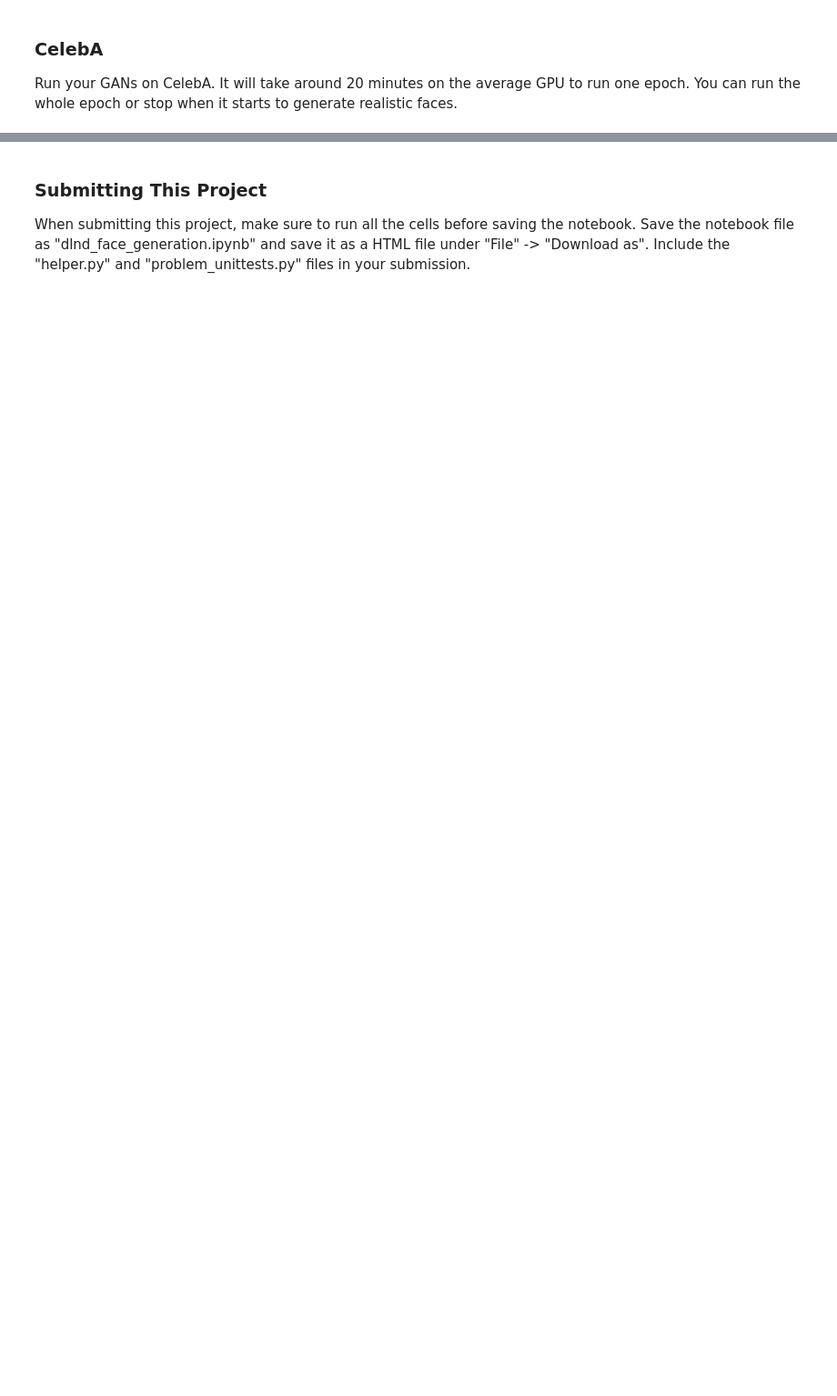
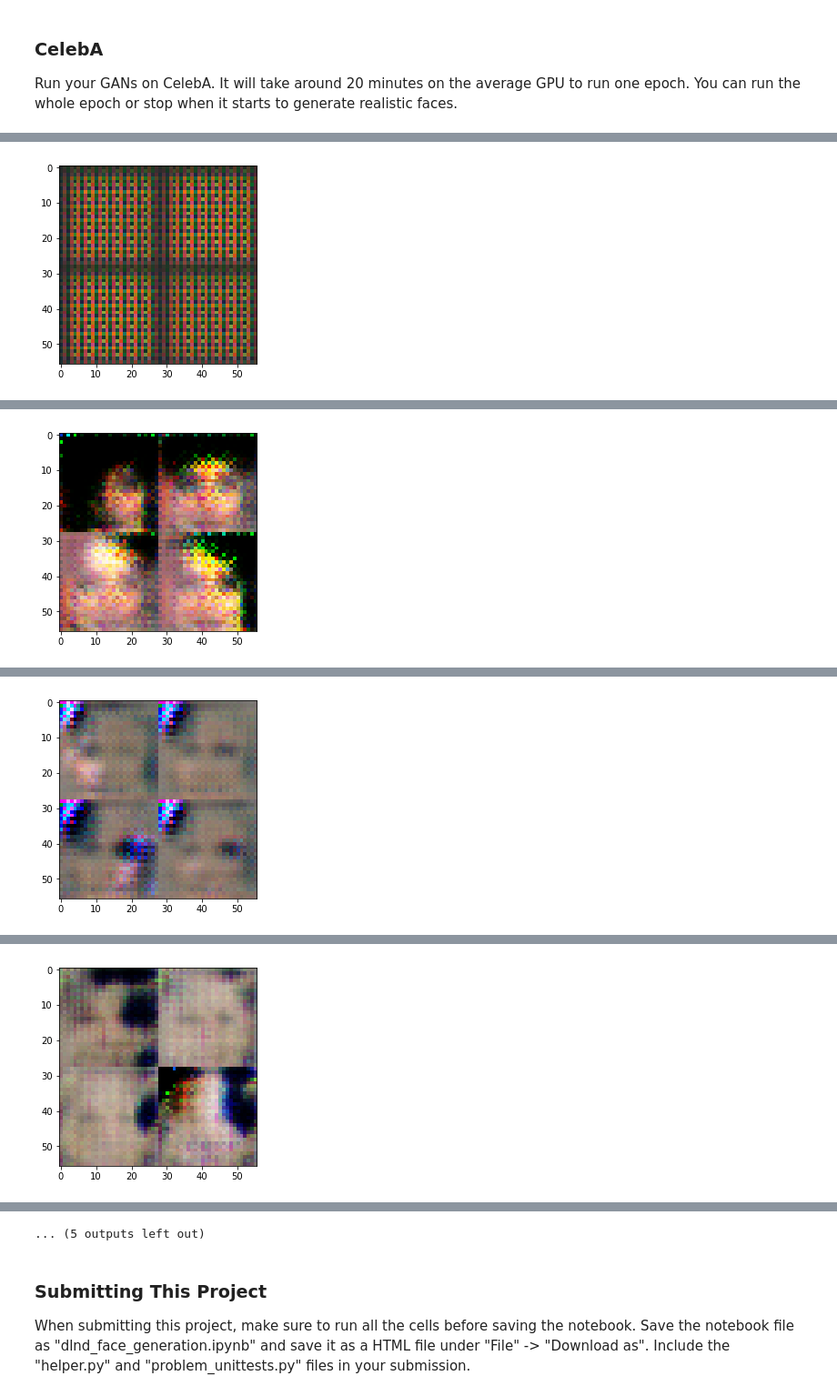
Before and after one commit to guilherme-alves-silve/dlnd-face-generation, a Jupyter notebook: dlnd_face_generation.ipynb, the cells around one changed output, grey strips where cells are left out. Shown at 91% size. Cells and saved outputs as stored; diff of their text form; code cells hidden in the pictures; blank space fills up the shorter version.

```diff
--- a/dlnd_face_generation.ipynb
+++ b/dlnd_face_generation.ipynb
@@ -396,9 +436,9 @@ Epoch 1/2... Discriminator Loss: 5.1825... Generator Loss: 0.0061
 Run your GANs on CelebA.  It will take around 20 minutes on the average GPU to run one epoch.  You can run the whole epoch or stop when it starts to generate realistic faces.
 # %%
 batch_size = 128
-z_dim = 100
-learning_rate = 0.0002
-beta1 = 0.5
+z_dim = 120
+learning_rate = 0.001
+beta1 = 0.4
 
 """
 DON'T MODIFY ANYTHING IN THIS CELL THAT IS BELOW THIS LINE
@@ -409,3 +449,4 @@ celeba_dataset = helper.Dataset('celeba', glob(os.path.join(data_dir, 'img_align
 with tf.Graph().as_default():
     train(epochs, batch_size, z_dim, learning_rate, beta1, celeba_dataset.get_batches,
           celeba_dataset.shape, celeba_dataset.image_mode)
+# %% [output]
@@ -411,0 +454 @@ with tf.Graph().as_default():
+[figure, added]
@@ -411,0 +465 @@ with tf.Graph().as_default():
+[figure, added]
@@ -411,0 +476 @@ with tf.Graph().as_default():
+[figure, added]
@@ -411,0 +487 @@ with tf.Graph().as_default():
+[figure, added]
@@ -412,3 +510,4 @@ with tf.Graph().as_default():
+... (5 outputs left out)
 # %% [markdown]
 ### Submitting This Project
 When submitting this project, make sure to run all the cells before saving the notebook. Save the notebook file as "dlnd_face_generation.ipynb" and save it as a HTML file under "File" -> "Download as". Include the "helper.py" and "problem_unittests.py" files in your submission.
```
Also changed, not shown: parts of 10 cells of this notebook, 23 other files.
